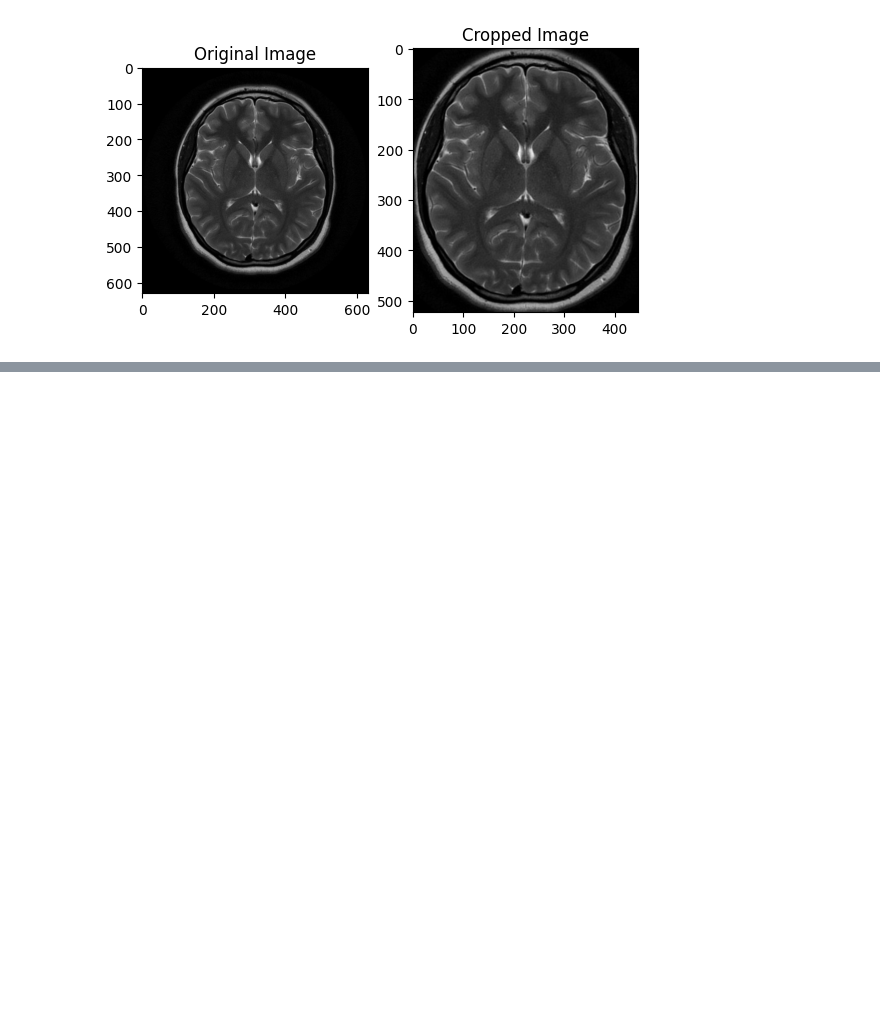
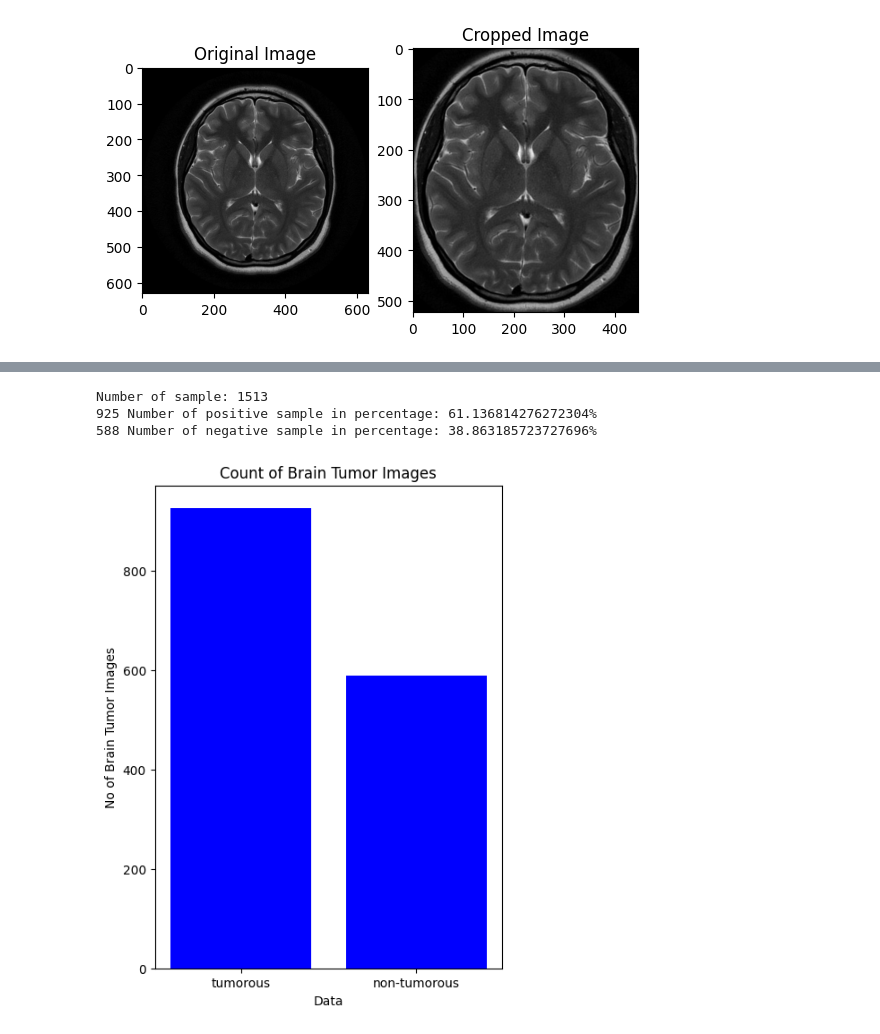
Before and after one commit to Duxst/Braindetectionmodel, a Jupyter notebook: TumorTrack.ipynb, the cells around one changed output, grey strips where cells are left out. Saved outputs shown, nothing was run; the diff lists cells and outputs as text; code cells hidden in the pictures; blank space fills up the shorter version.

Commit message:
Edits to TumorTrack.ipynb

```diff
--- a/TumorTrack.ipynb
+++ b/TumorTrack.ipynb
@@ -198,0 +199,38 @@ y shape: (1518, 1)
+# %%
+def data_summary(main_path):
+    yes_path = 'augmented_data/' + 'yes/'
+    no_path =  'augmented_data/' + 'no/'
+
+    n_pos = len(os.listdir(yes_path))
+    n_neg = len(os.listdir(no_path))
+
+    n = (n_pos + n_neg)
+
+    pos_per = (n_pos*100)/n
+    neg_per = (n_neg*100)/n
+
+    print(f"Number of sample: {n}")
+    print(f"{n_pos} Number of positive sample in percentage: {pos_per}%")
+    print(f"{n_neg} Number of negative sample in percentage: {neg_per}%")
+
+data_summary('augmented_data')
+# %% [output]
+Number of sample: 1513
+925 Number of positive sample in percentage: 61.136814276272304%
+588 Number of negative sample in percentage: 38.863185723727696%
+# %%
+data = {'tumorous': len(os.listdir('augmented_data/' + 'yes/')), 'non-tumorous': len(os.listdir('augmented_data/' + 'no/'))}
+
+typex = data.keys()
+values = data.values()
+
+fig = plt.figure(figsize=(5,7))
+
+plt.bar(typex, values, color="blue")
+
+plt.xlabel("Data")
+plt.ylabel("No of Brain Tumor Images")
+plt.title("Count of Brain Tumor Images")
+plt.show()
+# %% [output]
+[figure, added]
```
Also changed, not shown: parts of 2 cells of this notebook.
